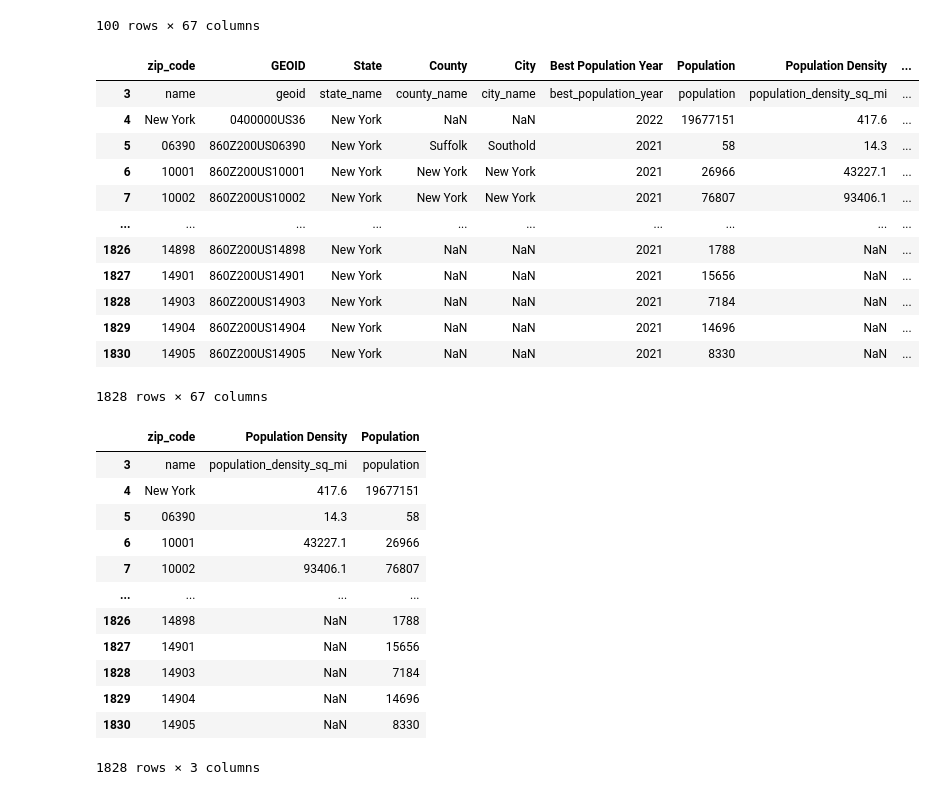
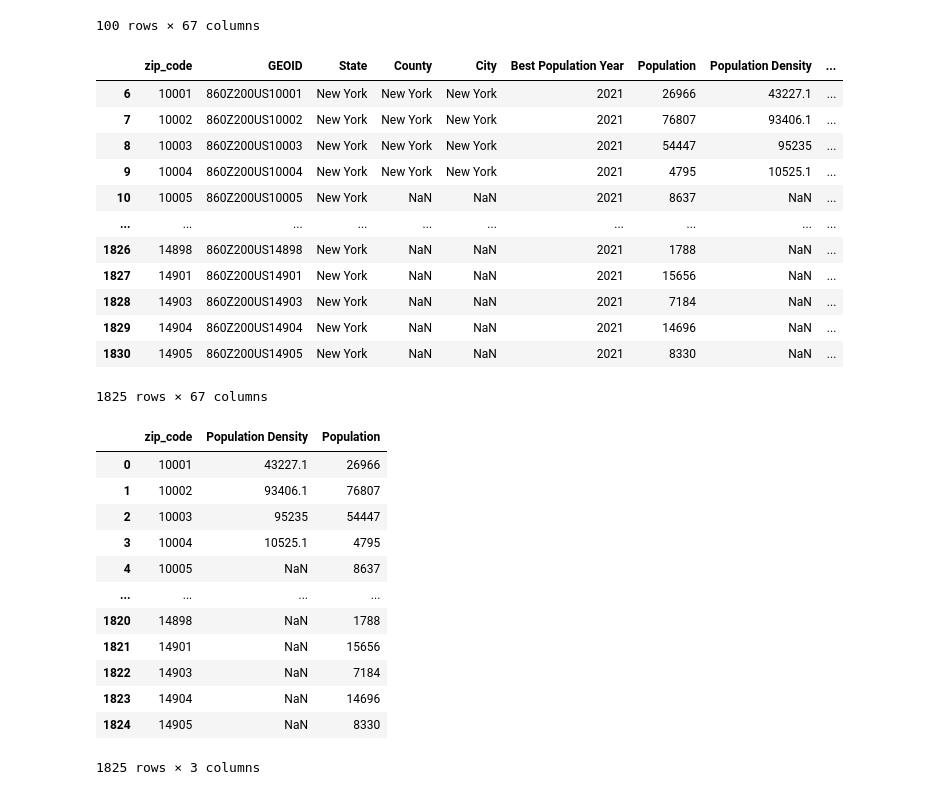
Before and after one commit to ReiannaLiu/MotorVehicleCollision, a Jupyter notebook: data_cleaning_process/demographic.ipynb, the cells around one changed output. Saved outputs shown, nothing was run; the diff lists cells and outputs as text; code cells hidden in the pictures.

```diff
--- a/data_cleaning_process/demographic.ipynb
+++ b/data_cleaning_process/demographic.ipynb
@@ -38,39 +24,39 @@ df_copy = df.copy()
 df = df_copy
 # %%
 
-df = df.iloc[3:]
+df = df.iloc[6:]
 df = df.rename(columns={'Geography': 'zip_code','Best Population Estimate': 'Population'}, inplace=False)
 df = df.rename(columns={df.columns[7]: 'Population Density'}, inplace=False)
 
 df
 # %% [output]
 |  | zip_code | GEOID | State | County | City | Best Population Year | Population | Population Density | ... |
-| 3 | name | geoid | state_name | county_name | city_name | best_population_year | population | population_density_sq_mi | ... |
-| 4 | New York | 0400000US36 | New York | NaN | NaN | 2022 | 19677151 | 417.6 | ... |
-| 5 | 06390 | 860Z200US06390 | New York | Suffolk | Southold | 2021 | 58 | 14.3 | ... |
 | 6 | 10001 | 860Z200US10001 | New York | New York | New York | 2021 | 26966 | 43227.1 | ... |
 | 7 | 10002 | 860Z200US10002 | New York | New York | New York | 2021 | 76807 | 93406.1 | ... |
+| 8 | 10003 | 860Z200US10003 | New York | New York | New York | 2021 | 54447 | 95235 | ... |
+| 9 | 10004 | 860Z200US10004 | New York | New York | New York | 2021 | 4795 | 10525.1 | ... |
+| 10 | 10005 | 860Z200US10005 | New York | NaN | NaN | 2021 | 8637 | NaN | ... |
 | ... | ... | ... | ... | ... | ... | ... | ... | ... | ... |
 | 1826 | 14898 | 860Z200US14898 | New York | NaN | NaN | 2021 | 1788 | NaN | ... |
 | 1827 | 14901 | 860Z200US14901 | New York | NaN | NaN | 2021 | 15656 | NaN | ... |
 | 1828 | 14903 | 860Z200US14903 | New York | NaN | NaN | 2021 | 7184 | NaN | ... |
 | 1829 | 14904 | 860Z200US14904 | New York | NaN | NaN | 2021 | 14696 | NaN | ... |
 | 1830 | 14905 | 860Z200US14905 | New York | NaN | NaN | 2021 | 8330 | NaN | ... |
-1828 rows × 67 columns
+1825 rows × 67 columns
 # %%
-df = df[['zip_code','Population Density','Population']]
+df = df[['zip_code','Population Density','Population']].reset_index(drop=True)
 df
 # %% [output]
 |  | zip_code | Population Density | Population |
-| 3 | name | population_density_sq_mi | population |
-| 4 | New York | 417.6 | 19677151 |
-| 5 | 06390 | 14.3 | 58 |
-| 6 | 10001 | 43227.1 | 26966 |
-| 7 | 10002 | 93406.1 | 76807 |
+| 0 | 10001 | 43227.1 | 26966 |
+| 1 | 10002 | 93406.1 | 76807 |
+| 2 | 10003 | 95235 | 54447 |
+| 3 | 10004 | 10525.1 | 4795 |
+| 4 | 10005 | NaN | 8637 |
 | ... | ... | ... | ... |
-| 1826 | 14898 | NaN | 1788 |
-| 1827 | 14901 | NaN | 15656 |
-| 1828 | 14903 | NaN | 7184 |
-| 1829 | 14904 | NaN | 14696 |
-| 1830 | 14905 | NaN | 8330 |
+| 1820 | 14898 | NaN | 1788 |
+| 1821 | 14901 | NaN | 15656 |
+| 1822 | 14903 | NaN | 7184 |
+| 1823 | 14904 | NaN | 14696 |
+| 1824 | 14905 | NaN | 8330 |
-1828 rows × 3 columns
+1825 rows × 3 columns
```
Also changed, not shown: parts of 1 cell of this notebook, 11 other files.
